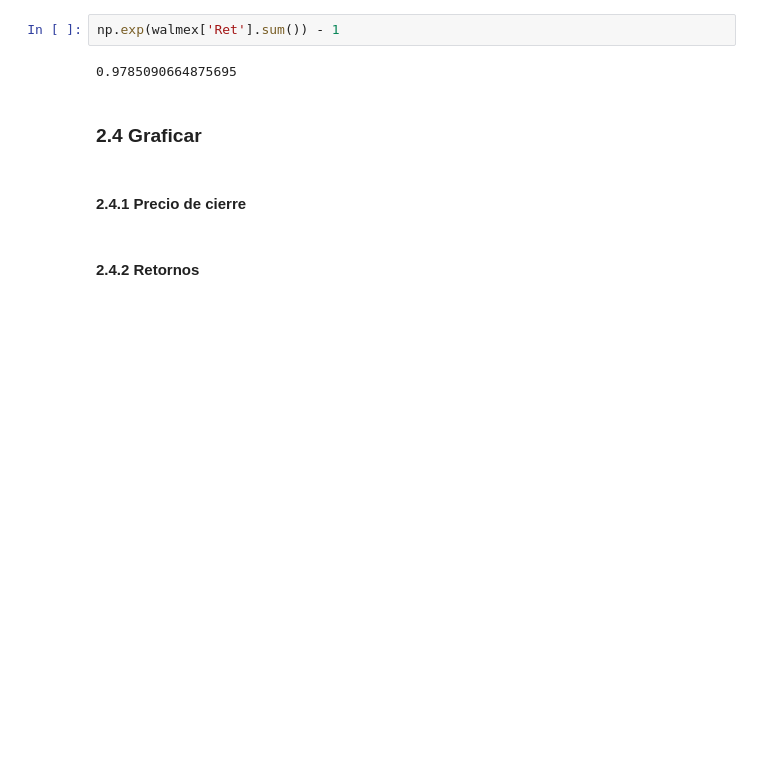
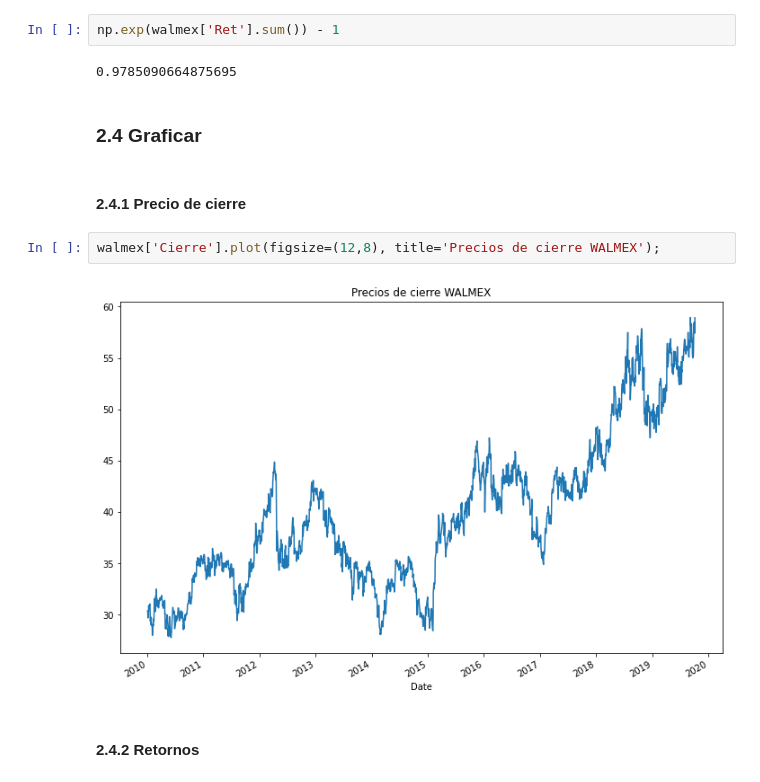
Before and after one commit to carlosdeoncedos/analisisdeinversion2021, a Jupyter notebook: Codigo/20211102Clase8.ipynb, the cells around one changed output. Saved outputs shown, nothing was run; the diff lists cells and outputs as text; blank space fills up the shorter version.

```diff
--- a/Codigo/20211102Clase8.ipynb
+++ b/Codigo/20211102Clase8.ipynb
@@ -653,5 +653,9 @@ np.exp(walmex['Ret'].sum()) - 1
 ### 2.4 Graficar
 # %% [markdown]
 #### 2.4.1 Precio de cierre
+# %%
+walmex['Cierre'].plot(figsize=(12,8), title='Precios de cierre WALMEX');
+# %% [output]
+[figure, added]
 # %% [markdown]
 #### 2.4.2 Retornos
```
Also changed, not shown: parts of 3 cells of this notebook, 1 other file.
